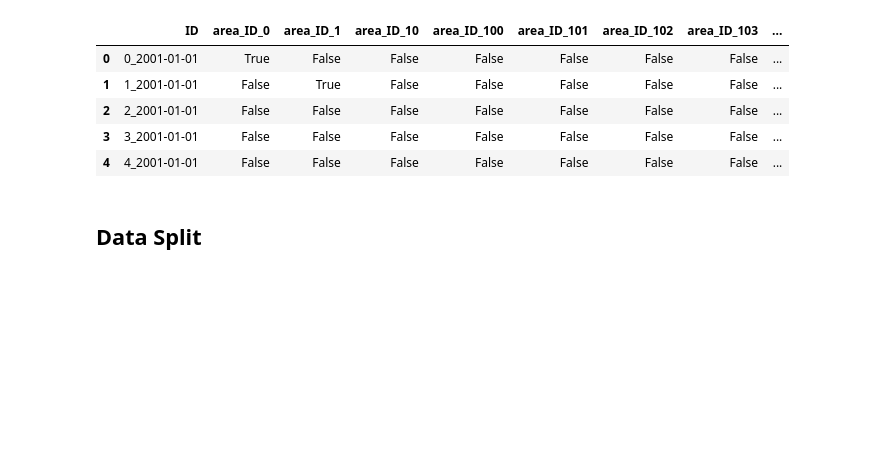
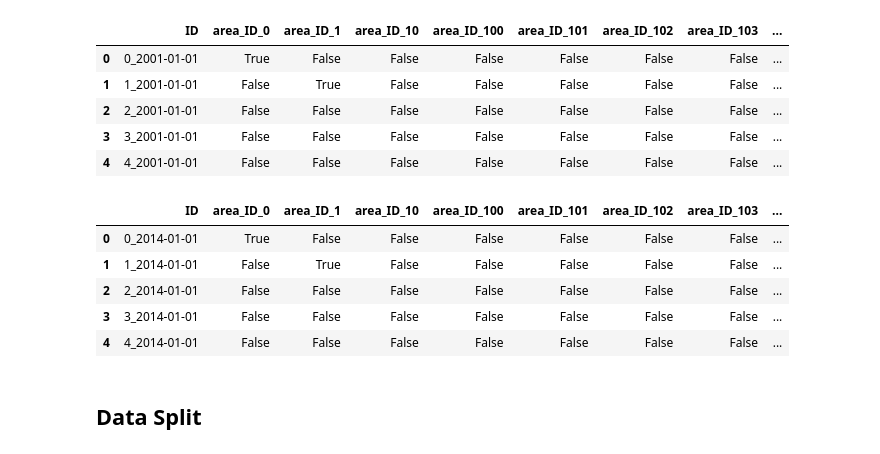
Before and after one commit to NatashaMoses/Zindi, a Jupyter notebook: Wildfire Prediction Challenge/Trial1.ipynb, the cells around one changed output. Saved outputs shown, nothing was run; the diff lists cells and outputs as text; code cells hidden in the pictures; blank space fills up the shorter version.

```diff
--- a/Wildfire Prediction Challenge/Trial1.ipynb
+++ b/Wildfire Prediction Challenge/Trial1.ipynb
@@ -167,6 +167,18 @@ train.head()
 | 2 | 2_2001-01-01 | False | False | False | False | False | False | False | ... |
 | 3 | 3_2001-01-01 | False | False | False | False | False | False | False | ... |
 | 4 | 4_2001-01-01 | False | False | False | False | False | False | False | ... |
+# %%
+# Arrange columns alphabetically for test
+test = test.reindex(sorted(test.columns), axis=1)
+
+test.head()
+# %% [output]
+|  | ID | area_ID_0 | area_ID_1 | area_ID_10 | area_ID_100 | area_ID_101 | area_ID_102 | area_ID_103 | ... |
+| 0 | 0_2014-01-01 | True | False | False | False | False | False | False | ... |
+| 1 | 1_2014-01-01 | False | True | False | False | False | False | False | ... |
+| 2 | 2_2014-01-01 | False | False | False | False | False | False | False | ... |
+| 3 | 3_2014-01-01 | False | False | False | False | False | False | False | ... |
+| 4 | 4_2014-01-01 | False | False | False | False | False | False | False | ... |
 # %%
 # Create combined climate variables
 train['hot_and_dry'] = (train['climate_tmmx'] - train['climate_tmmn']) / (train['climate_pr'] + 1)
```
